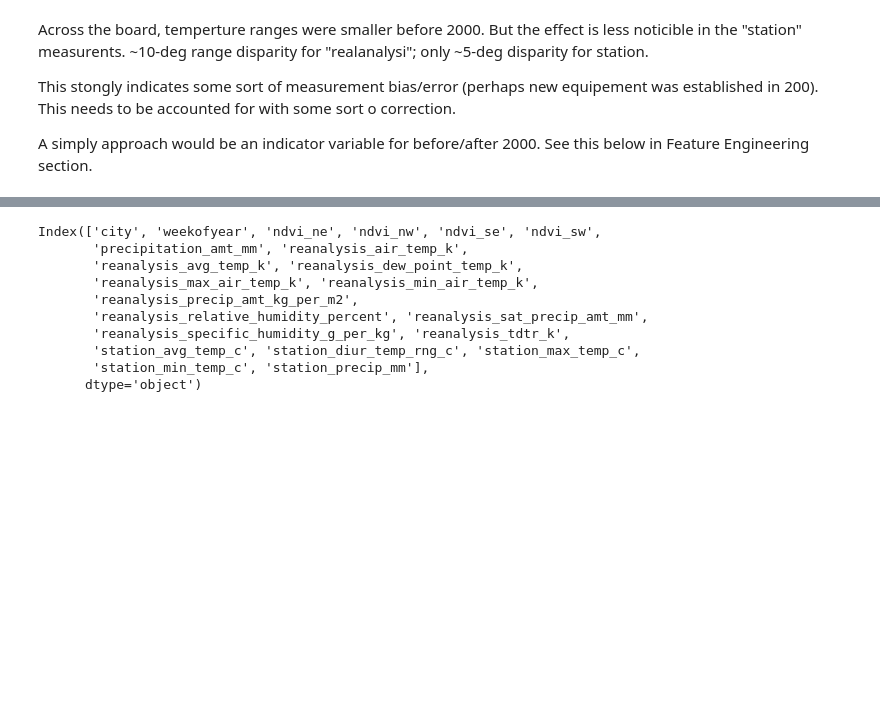
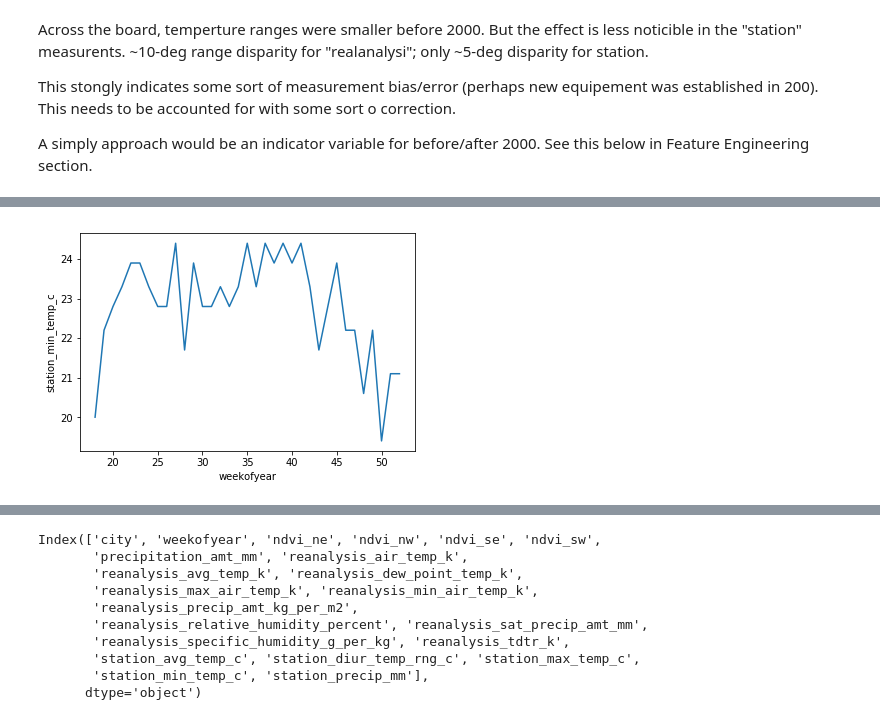
Before and after one commit to ewellsgray/data_science, a Jupyter notebook: dengue/dengue_predict.ipynb, the cells around one changed output, grey strips where cells are left out. Cells and saved outputs as stored; diff of their text form; code cells hidden in the pictures; blank space fills up the shorter version.

```diff
--- a/dengue/dengue_predict.ipynb
+++ b/dengue/dengue_predict.ipynb
@@ -378,0 +440,6 @@ A simply approach would be an indicator variable for before/after 2000. See this
+# %%
+att = 'station_min_temp_c'
+Year = df.year.min()
+plot_v_week(df, att, Year)
+# %% [output]
+[figure, added]
```
Also changed, not shown: parts of 63 cells of this notebook.
